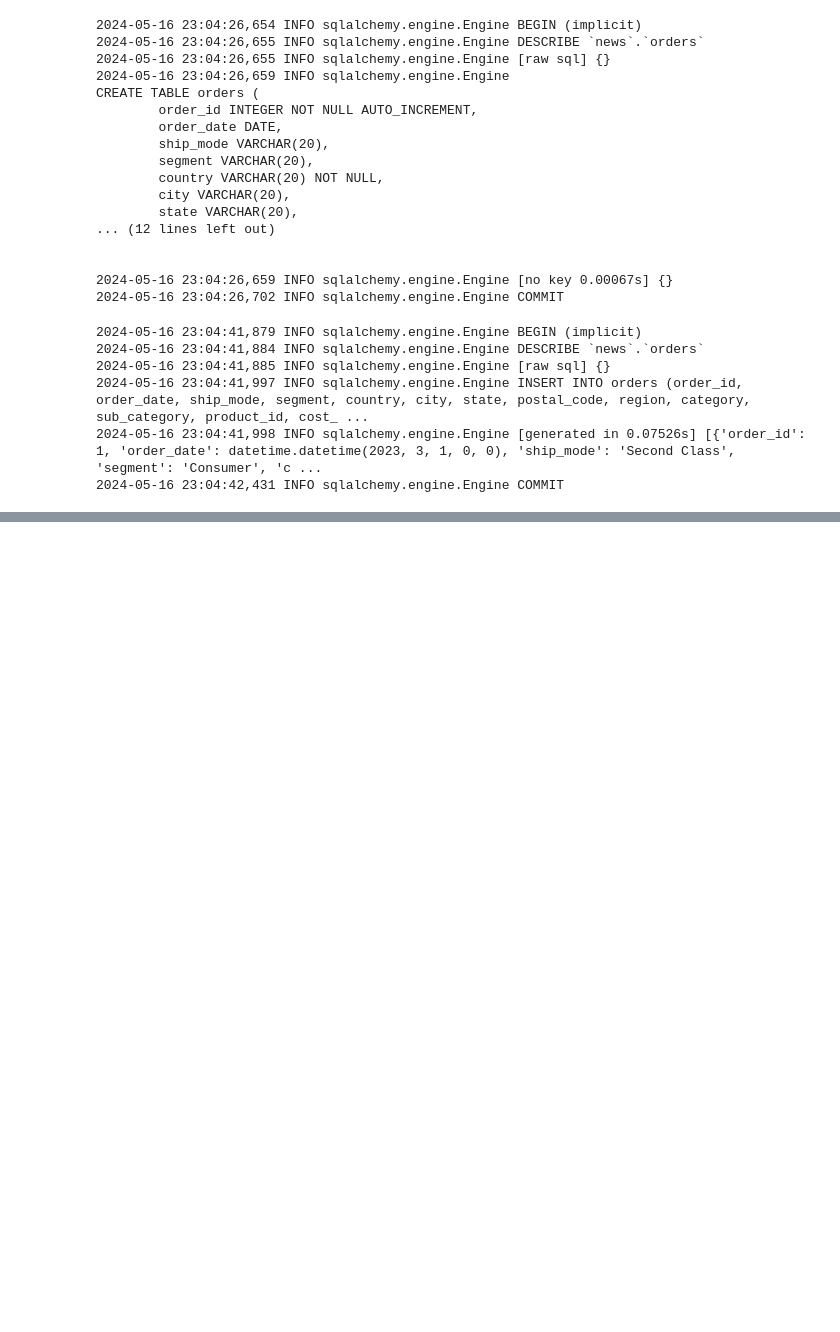
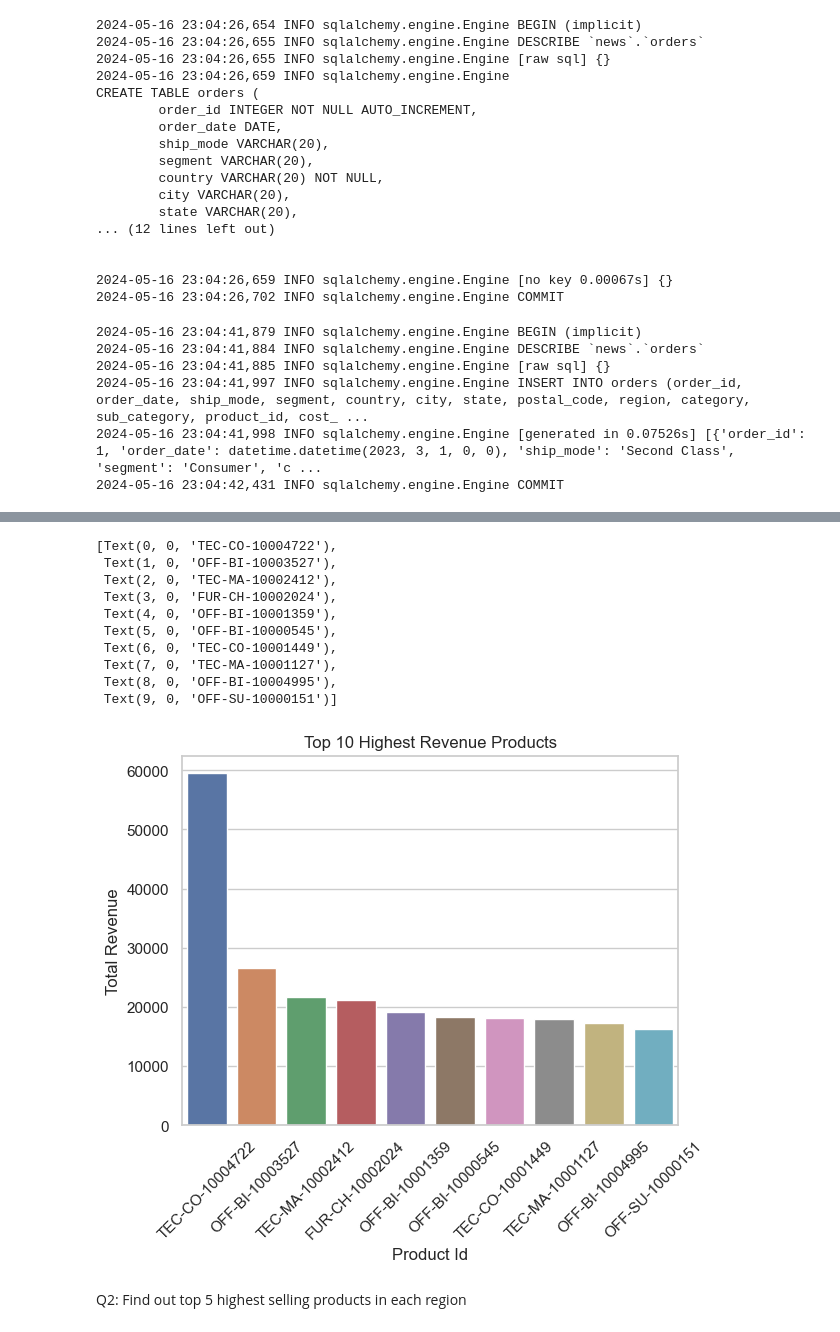
Before and after one commit to steve-yuan-8276/Python_Analysis_Project, a Jupyter notebook: Order_data_analysis/Orders_Data_Analysis.ipynb, the cells around one changed output, grey strips where cells are left out. Drawn from its saved outputs; the diff is of its cells as text; code cells hidden in the pictures; blank space fills up the shorter version.

```diff
--- a/Order_data_analysis/Orders_Data_Analysis.ipynb
+++ b/Order_data_analysis/Orders_Data_Analysis.ipynb
@@ -220,0 +316,28 @@ with engine.connect() as conn:
+# %%
+# 处理数据
+import pandas as pd
+product_ids = [product.product_id for product in top10_products]
+total_revenues = [product.total_revenue for product in top10_products]
+data = pd.DataFrame({'Product_Id':product_ids, 'Total_revenue': total_revenues})
+
+import seaborn as sns
+sns.set(style='whitegrid')
+ax = sns.barplot(x='Product_Id', y='Total_revenue', data =data)
+ax.set_title('Top 10 Highest Revenue Products')
+ax.set_xlabel('Product Id')
+ax.set_ylabel('Total Revenue')
+ax.set_xticklabels(ax.get_xticklabels(), rotation = 45)
+# %% [output]
+[Text(0, 0, 'TEC-CO-10004722'),
+ Text(1, 0, 'OFF-BI-10003527'),
+ Text(2, 0, 'TEC-MA-10002412'),
+ Text(3, 0, 'FUR-CH-10002024'),
+ Text(4, 0, 'OFF-BI-10001359'),
+ Text(5, 0, 'OFF-BI-10000545'),
+ Text(6, 0, 'TEC-CO-10001449'),
+ Text(7, 0, 'TEC-MA-10001127'),
+ Text(8, 0, 'OFF-BI-10004995'),
+ Text(9, 0, 'OFF-SU-10000151')]
+[figure, added]
+# %% [markdown]
+Q2: Find out top 5 highest selling products in each region
```
Also changed, not shown: parts of 14 cells of this notebook, 2 other files.
